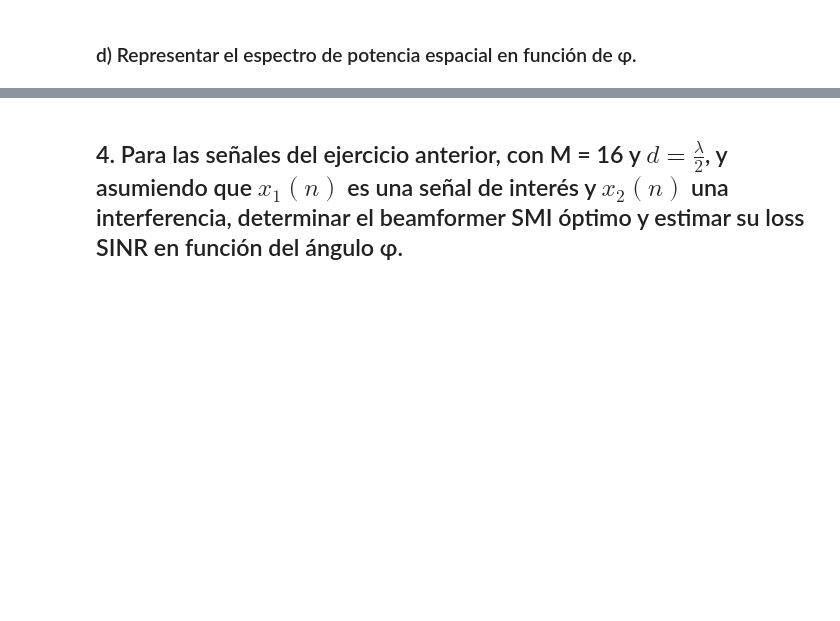
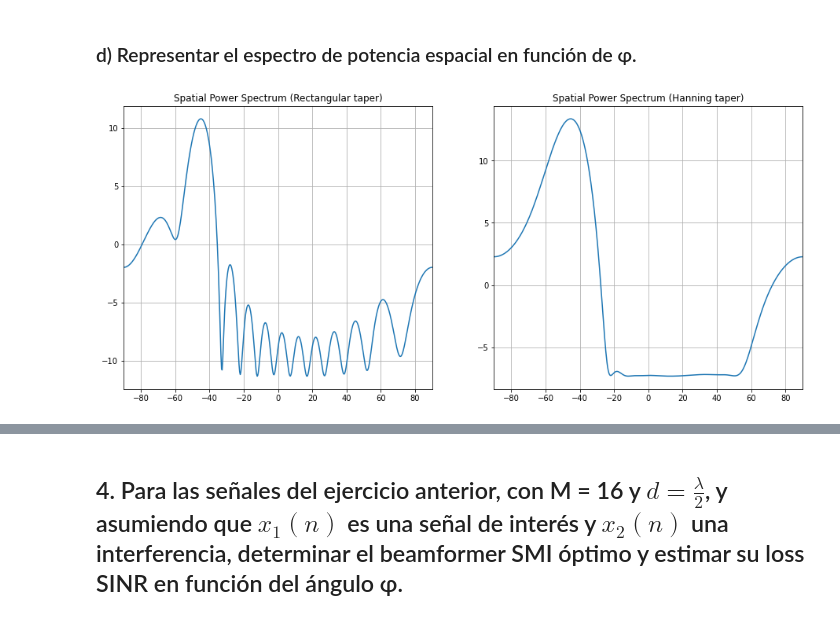
Before and after one commit to ManuMollon261297/PASA, a Jupyter notebook: TP6-Arreglos/ArreglosAdaptativos.ipynb, the cells around one changed output, grey strips where cells are left out. Drawn from its saved outputs; the diff is of its cells as text; code cells hidden in the pictures; blank space fills up the shorter version.

```diff
--- a/TP6-Arreglos/ArreglosAdaptativos.ipynb
+++ b/TP6-Arreglos/ArreglosAdaptativos.ipynb
@@ -122,6 +112,24 @@ def GetMatchedCoefs(M,d,lambda_c,phi_s):
 # %% [markdown]
 El espectro de potencia espacial se define como:
 $$R(\phi )=E\{ |C^H(\phi)\cdot x(n)|^2 \}$$
+# %%
+def GetSpatialSpectrum(M,d,lambda_c,x,window="boxcar"):
+  angles= np.linspace(start=-math.pi/2,stop=math.pi/2, num=512)
+  spectrum = np.zeros(len(angles))
+  if (window == "hanning"):
+    taper = get_window("hanning",M)
+    taper = taper * (M/np.dot(taper,taper))
+    for i in range(0,len(angles)):
+      angle = angles[i]
+      c_vect = GetMatchedCoefs(M, d, lambda_c, angle)
+      tapered_c = taper*c_vect
+      spectrum[i] = ( abs(np.dot(x,np.conj(tapered_c)))**2 ).mean()
+  else:
+    for i in range(0,len(angles)):
+      angle = angles[i]
+      c_vect = GetMatchedCoefs(M, d, lambda_c, angle)
+      spectrum[i] = ( abs(np.dot(x,np.conj(c_vect)))**2 ).mean()
+  return angles,spectrum
 # %% [markdown]
 ### c) Determinar la cantidad de puntos óptima para el barrido de φ.
 # %% [markdown]
@@ -139,3 +137,33 @@ def CalcBeamPattern(M,c_vect,N=None):
+# %%
+#Parametros
+N = 4096
+M= 12
+sigma_x1 = 1
+sigma_x2 = np.sqrt(0.1)
+sigma_n = np.sqrt(0.005)
+phi_x1 = -45 *(math.pi/180) #Angulo de arribo de x1 en radianes
+phi_x2 = -65 *(math.pi/180) #Angulo de arribo de x2 en radianes
+Fc = 3e9                    #Frecuencia de portadora de 3GHZ
+lambda_c = 3e8/Fc
+d = lambda_c /2
+#Modelado de las señales
+x1 = np.random.normal(scale = sigma_x1, size=N )
+x2 = np.random.normal(scale = sigma_x2, size=N )
+noise= model_noise(M,N,sigma_n)
+#Señal recibida
+r1 = model_signal(M,d,x1,lambda_c,phi_x1)
+r2 = model_signal(M,d,x2,lambda_c,phi_x2)
+recieved = r1 + r2 + noise
+#Calculo espectro
+phi_vect, spectrum = GetSpatialSpectrum(M,d,lambda_c,recieved)
+phi_vect_hann, spectrum_hann = GetSpatialSpectrum(M,d,lambda_c,recieved,"hanning")
+fig_a = plt.figure(figsize=(12,5))
+plt.subplots_adjust(top = 1, bottom = 0, right = 1, left = 0, hspace = 0.2, wspace = 0.2)
+MakeSubplot(phi_vect*(180/math.pi), 10*np.log10(spectrum),fig_a,1,2,1,title="Spatial Power Spectrum (Rectangular taper)")
+MakeSubplot(phi_vect_hann*(180/math.pi), 10*np.log10(spectrum_hann),fig_a,1,2,2,title="Spatial Power Spectrum (Hanning taper)")
+plt.show()
+# %% [output]
+[figure, added]
 # %%
 #Parametros
 N = 4096
```
Also changed, not shown: parts of 8 cells of this notebook.
